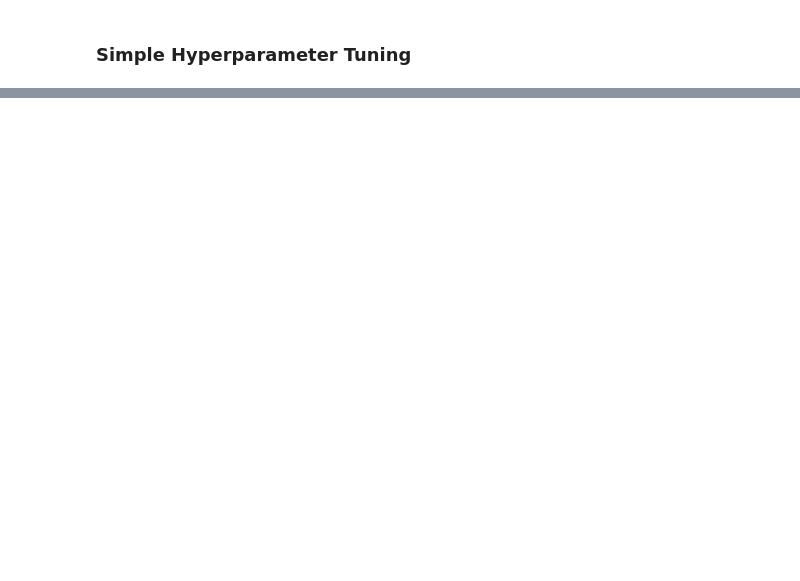
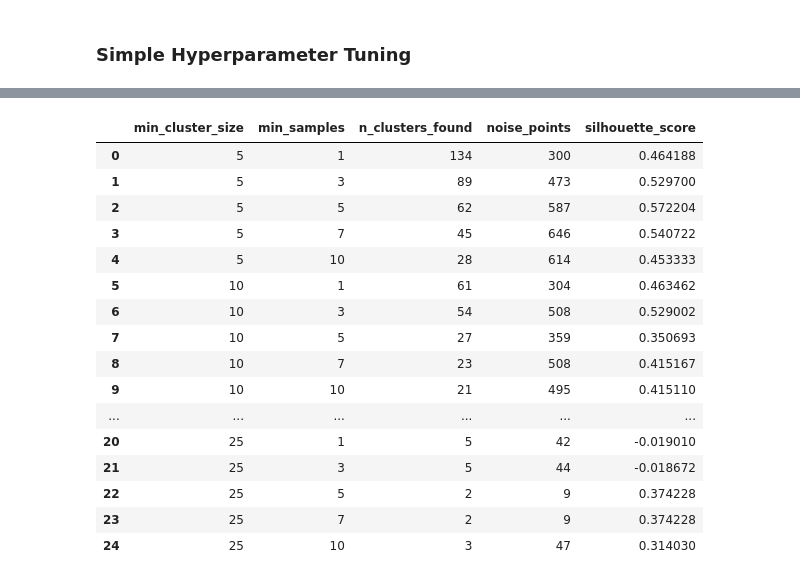
Before and after one commit to mahyingqi123/Research-Paper-Topic-Modelling, a Jupyter notebook: Embedding_based_method/main.ipynb, the cells around one changed output, grey strips where cells are left out. Saved outputs shown, nothing was run; the diff lists cells and outputs as text; code cells hidden in the pictures; blank space fills up the shorter version.

```diff
--- a/Embedding_based_method/main.ipynb
+++ b/Embedding_based_method/main.ipynb
@@ -321,2 +320,6 @@ embeddings = model.encode(texts, normalize_embeddings=True)
+# %%
+import umap
+umap_model = umap.UMAP()
+reduced_embeddings = umap_model.fit_transform(embeddings)
 # %% [markdown]
 ### Simple Hyperparameter Tuning
@@ -365,0 +326,92 @@ print(params_df)
+# %%
+from sklearn.metrics import silhouette_score
+import hdbscan
+import numpy as np
+
+
+def tune_hdbscan_params(embeddings, min_cluster_sizes, min_samples_list=None):
+    """
+    Tune HDBSCAN parameters and evaluate with silhouette score.
+
+    Parameters:
+    -----------
+    embeddings : array-like
+        The input embeddings to cluster
+    min_cluster_sizes : list
+        List of min_cluster_size values to try
+    min_samples_list : list, optional
+        List of min_samples values to try. If None, uses min_cluster_sizes values.
+
+    Returns:
+    --------
+    pandas.DataFrame
+        Results containing parameters and scores
+    """
+    if min_samples_list is None:
+        min_samples_list = min_cluster_sizes
+
+    results = []
+
+    for min_cluster_size in min_cluster_sizes:
+        for min_samples in min_samples_list:
+            # Create and fit the HDBSCAN model
+            clusterer = hdbscan.HDBSCAN(
+                min_cluster_size=min_cluster_size,
+                min_samples=min_samples,
+                cluster_selection_epsilon=0.0,  # Default value
+                metric='euclidean'              # Default metric
+            )
+
+            clusters = clusterer.fit_predict(embeddings)
+
+            # Only calculate silhouette score if we have more than one cluster
+            # and not all points are noise (-1)
+            unique_labels = np.unique(clusters)
+            n_clusters = len(unique_labels[unique_labels != -1])
+
+            if n_clusters > 1 and len(clusters[clusters != -1]) > 1:
+                # Calculate silhouette score only on points assigned to clusters (not noise)
+                valid_indices = clusters != -1
+                if sum(valid_indices) > 1:
+                    sil_score = silhouette_score(
+                        embeddings[valid_indices],
+                        clusters[valid_indices]
+                    )
+                else:
+                    sil_score = np.nan
+            else:
+                sil_score = np.nan
+
+            results.append({
+                'min_cluster_size': min_cluster_size,
+                'min_samples': min_samples,
+                'n_clusters_found': n_clusters,
+                'noise_points': sum(clusters == -1),
+                'silhouette_score': sil_score
+            })
+
+    return pd.DataFrame(results)
+
+# Example usage
+min_cluster_sizes = [5, 10, 15, 20, 25]
+min_samples_list = [1, 3, 5, 7, 10]
+params_df = tune_hdbscan_params(reduced_embeddings, min_cluster_sizes, min_samples_list)
+params_df
+# %% [output]
+|  | min_cluster_size | min_samples | n_clusters_found | noise_points | silhouette_score |
+| 0 | 5 | 1 | 134 | 300 | 0.464188 |
+| 1 | 5 | 3 | 89 | 473 | 0.529700 |
+| 2 | 5 | 5 | 62 | 587 | 0.572204 |
+| 3 | 5 | 7 | 45 | 646 | 0.540722 |
+| 4 | 5 | 10 | 28 | 614 | 0.453333 |
+| 5 | 10 | 1 | 61 | 304 | 0.463462 |
+| 6 | 10 | 3 | 54 | 508 | 0.529002 |
+| 7 | 10 | 5 | 27 | 359 | 0.350693 |
+| 8 | 10 | 7 | 23 | 508 | 0.415167 |
+| 9 | 10 | 10 | 21 | 495 | 0.415110 |
+| ... | ... | ... | ... | ... | ... |
+| 20 | 25 | 1 | 5 | 42 | -0.019010 |
+| 21 | 25 | 3 | 5 | 44 | -0.018672 |
+| 22 | 25 | 5 | 2 | 9 | 0.374228 |
+| 23 | 25 | 7 | 2 | 9 | 0.374228 |
+| 24 | 25 | 10 | 3 | 47 | 0.314030 |
```
Also changed, not shown: parts of 15 cells of this notebook, 1 other file.
